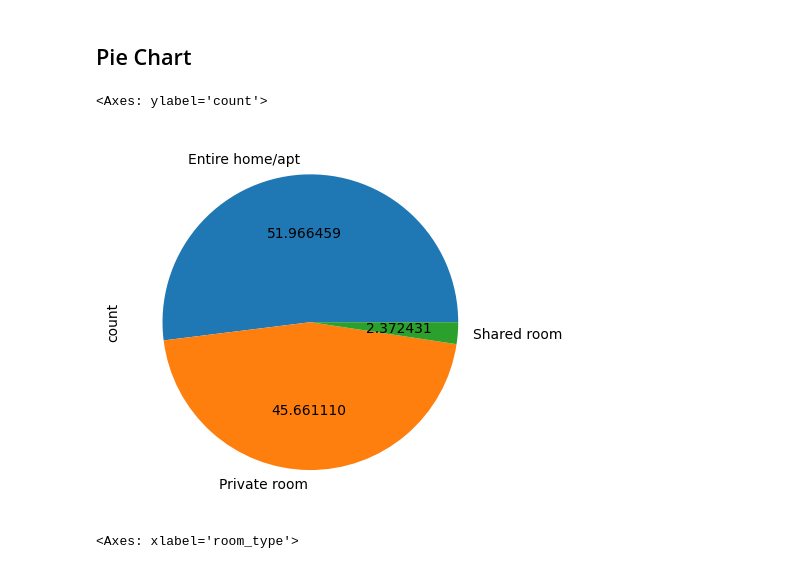
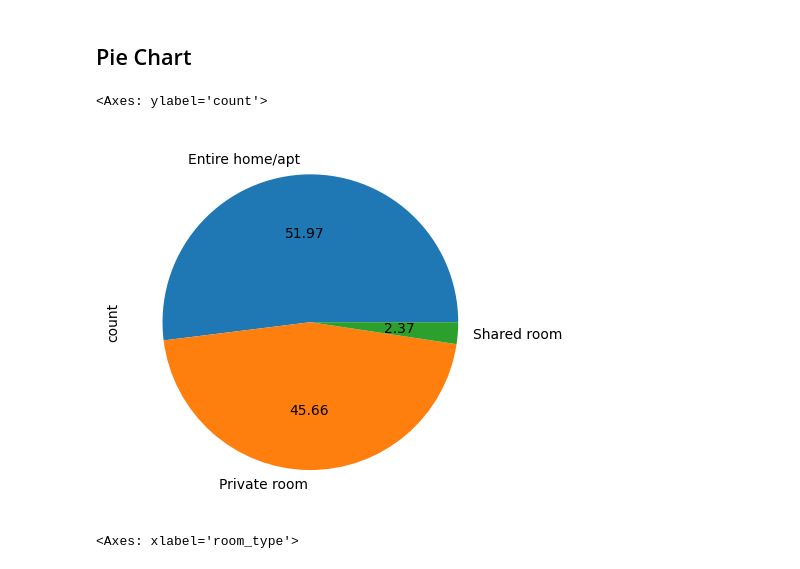
Before and after one commit to Bikash61/Daily-task, a Jupyter notebook: 05 DATA VISULIZATION/univariate analysis(Categorical).ipynb, the cells around one changed output. Saved outputs shown, nothing was run; the diff lists cells and outputs as text; code cells hidden in the pictures.

```diff
--- a/05 DATA VISULIZATION/univariate analysis(Categorical).ipynb
+++ b/05 DATA VISULIZATION/univariate analysis(Categorical).ipynb
@@ -35,10 +35,10 @@ sns.countplot(data = df, x = 'neighbourhood_group', hue = 'room_type')
 # %% [markdown]
 ## Pie Chart
 # %%
-df['room_type'].value_counts().plot(kind ='pie', autopct = '%2f')
+df['room_type'].value_counts().plot(kind ='pie', autopct = '%.2f')
 # %% [output]
 <Axes: ylabel='count'>
-[figure, old version]
+[figure, new version]
 # %%
 df['room_type'].value_counts().plot(kind ='bar')
 # %% [output]
```
Also changed, not shown: parts of 7 cells of this notebook.
